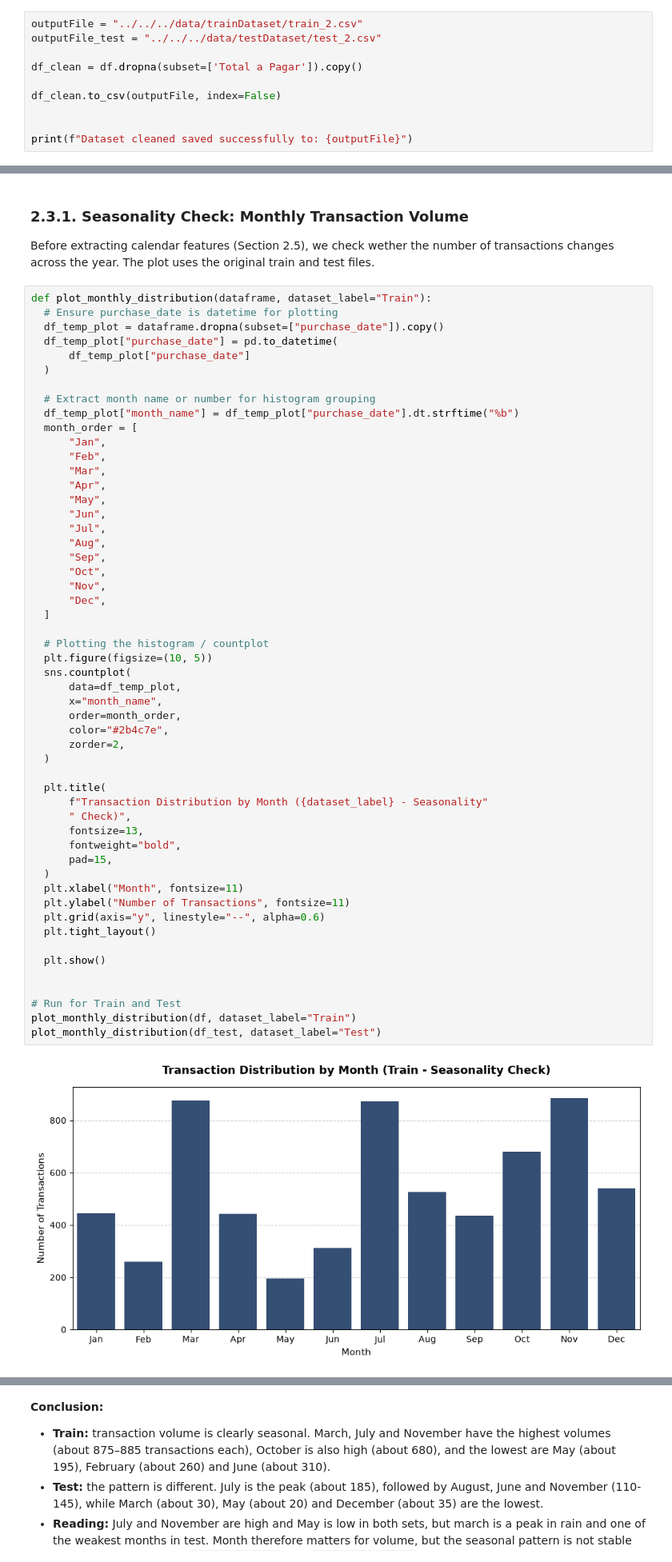
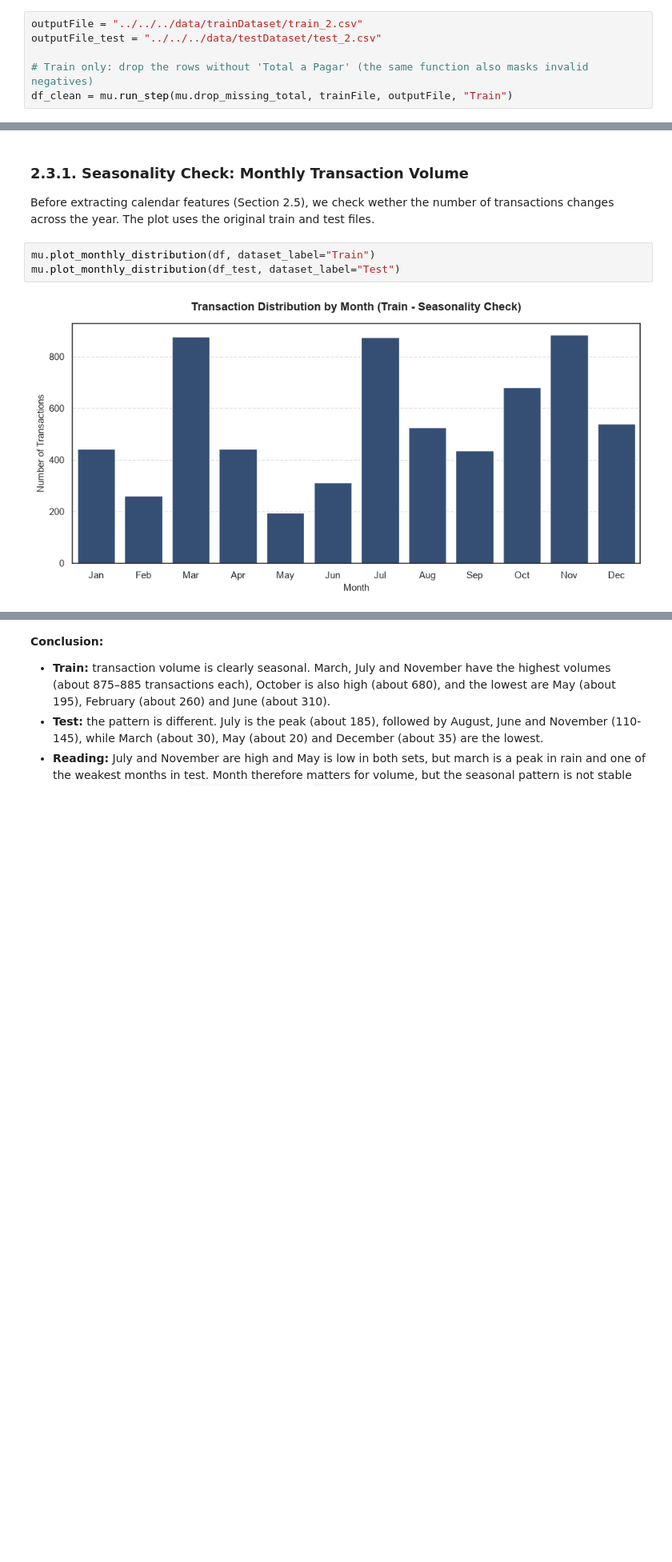
Before and after one commit to Diogosousa03/ML_Grupo18, a Jupyter notebook: notebooks/1_EDA/1_train_and_test/2_DataCleaning.ipynb, the cells around one changed output, grey strips where cells are left out. Shown at 80% size. Drawn from its saved outputs; the diff is of its cells as text; blank space fills up the shorter version.

```diff
--- a/notebooks/1_EDA/1_train_and_test/2_DataCleaning.ipynb
+++ b/notebooks/1_EDA/1_train_and_test/2_DataCleaning.ipynb
@@ -35,10 +45,6 @@ Training rows with no value for `Total a Pagar` (the invoice total) lack the mai
 outputFile = "../../../data/trainDataset/train_2.csv"
 outputFile_test = "../../../data/testDataset/test_2.csv"
 
-df_clean = df.dropna(subset=['Total a Pagar']).copy()
-
-df_clean.to_csv(outputFile, index=False)
-
-
-print(f"Dataset cleaned saved successfully to: {outputFile}")
+# Train only: drop the rows without 'Total a Pagar' (the same function also masks invalid negatives)
+df_clean = mu.run_step(mu.drop_missing_total, trainFile, outputFile, "Train")
 # %% [output]
@@ -264,57 +177,7 @@ Dataset saved successfully to: ../../../data/testDataset/test_2_3.csv
 ### 2.3.1. Seasonality Check: Monthly Transaction Volume
 Before extracting calendar features (Section 2.5), we check wether the number of transactions changes across the year. The plot uses the original train and test files.
 # %%
-def plot_monthly_distribution(dataframe, dataset_label="Train"):
-  # Ensure purchase_date is datetime for plotting
-  df_temp_plot = dataframe.dropna(subset=["purchase_date"]).copy()
-  df_temp_plot["purchase_date"] = pd.to_datetime(
-      df_temp_plot["purchase_date"]
-  )
-
-  # Extract month name or number for histogram grouping
-  df_temp_plot["month_name"] = df_temp_plot["purchase_date"].dt.strftime("%b")
-  month_order = [
-      "Jan",
-      "Feb",
-      "Mar",
-      "Apr",
-      "May",
-      "Jun",
-      "Jul",
-      "Aug",
-      "Sep",
-      "Oct",
-      "Nov",
-      "Dec",
-  ]
-
-  # Plotting the histogram / countplot
-  plt.figure(figsize=(10, 5))
-  sns.countplot(
-      data=df_temp_plot,
-      x="month_name",
-      order=month_order,
-      color="#2b4c7e",
-      zorder=2,
-  )
-
-  plt.title(
-      f"Transaction Distribution by Month ({dataset_label} - Seasonality"
-      " Check)",
-      fontsize=13,
-      fontweight="bold",
-      pad=15,
-  )
-  plt.xlabel("Month", fontsize=11)
-  plt.ylabel("Number of Transactions", fontsize=11)
-  plt.grid(axis="y", linestyle="--", alpha=0.6)
-  plt.tight_layout()
-
-  plt.show()
-
-
-# Run for Train and Test
-plot_monthly_distribution(df, dataset_label="Train")
-plot_monthly_distribution(df_test, dataset_label="Test")
+mu.plot_monthly_distribution(df, dataset_label="Train")
+mu.plot_monthly_distribution(df_test, dataset_label="Test")
 # %% [output]
-[figure, old version]
+[figure, new version]
```
Also changed, not shown: parts of 17 cells of this notebook, 16 other files.
